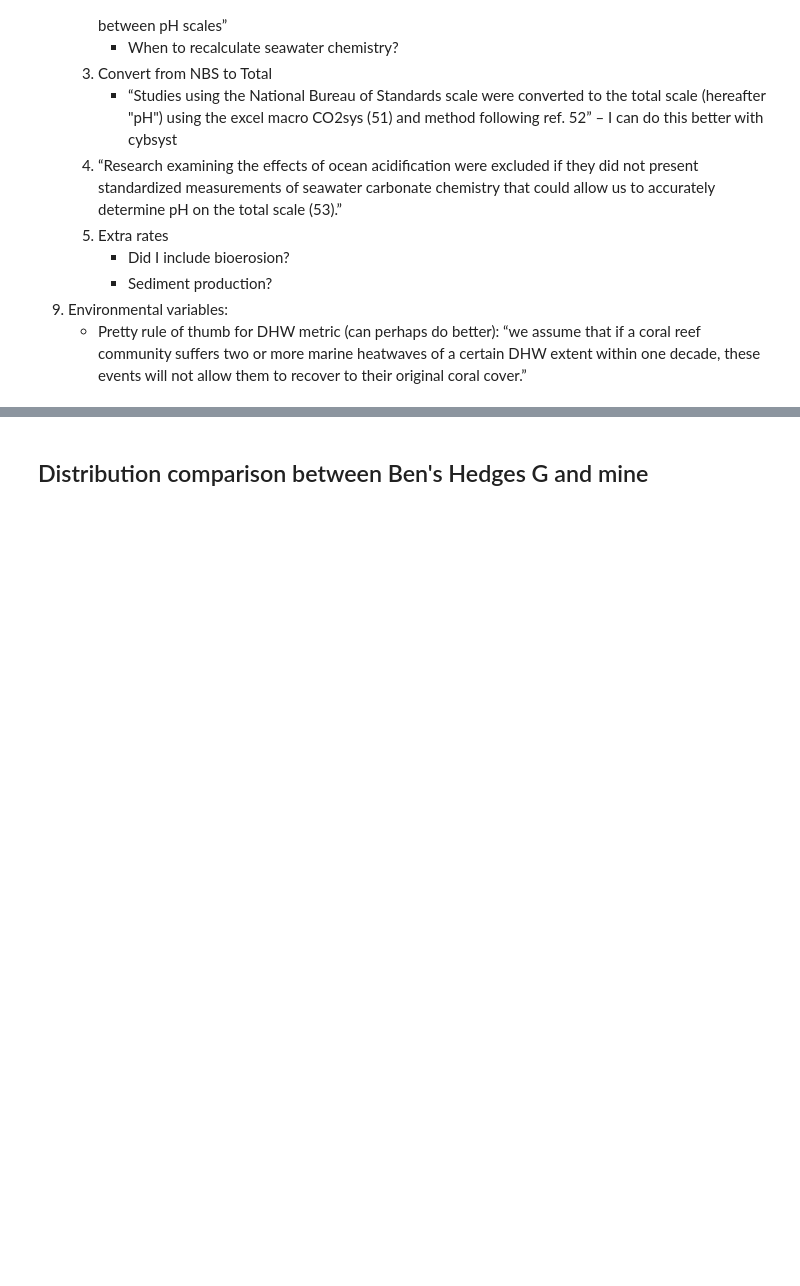
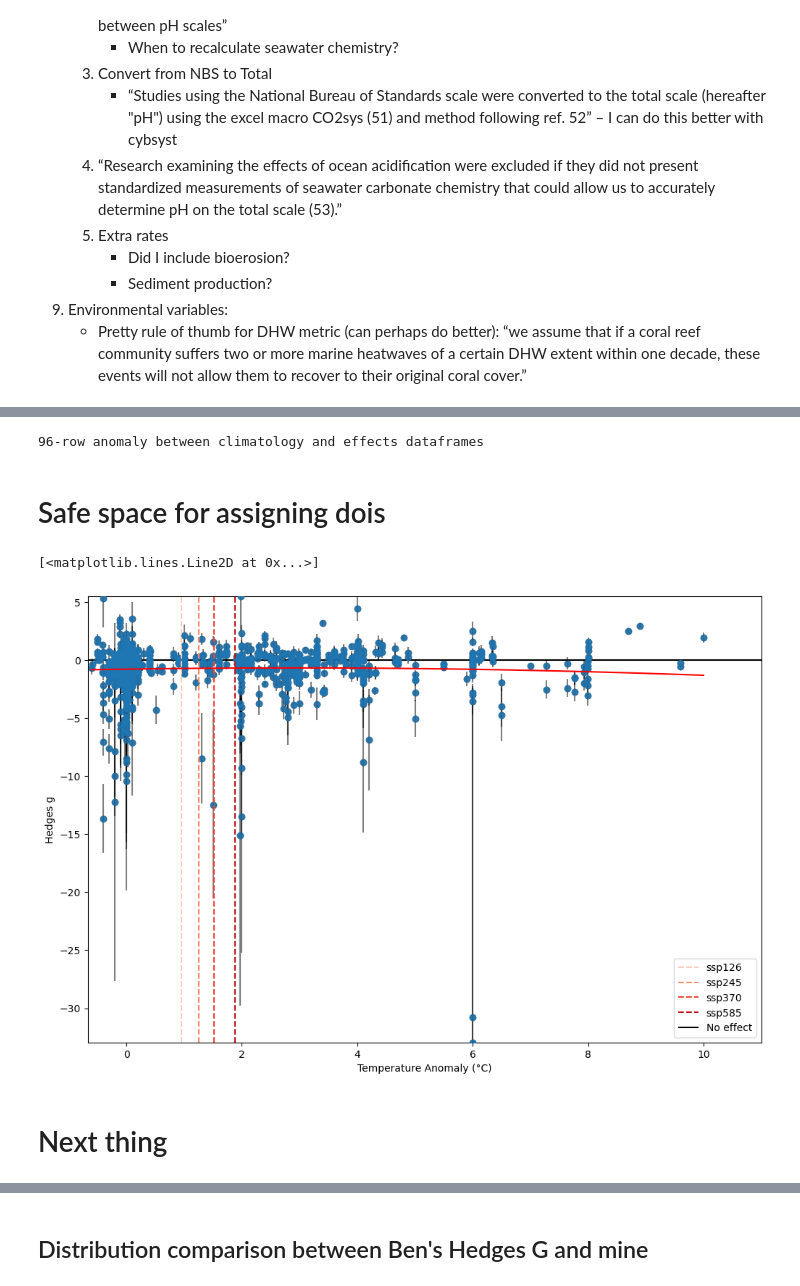
Before and after one commit to orlando-code/calc-rates, a Jupyter notebook: notebooks/initial.ipynb, the cells around one changed output, grey strips where cells are left out. Cells and saved outputs as stored; diff of their text form; code cells hidden in the pictures; blank space fills up the shorter version.

Commit message:
good bit of work combining locations, climatology, and effects dataframes

```diff
--- a/notebooks/initial.ipynb
+++ b/notebooks/initial.ipynb
@@ -52,3 +52,11 @@ import cartopy.feature as cfeature
 # custom
 from calcification import utils, plotting, config, analysis
 from cbsyst import helpers as cbh
+# %%
+# TODO: profile this and potentially refactor for speed
+effects_df = analysis.calculate_effect_sizes_end_to_end(
+    raw_data_fp=config.data_dir / 'Orlando_data.xlsx',
+    data_sheet_name='all_data',
+    climatology_data_fp=config.climatology_data_dir / 'site_locations_with_MMM_and_pH.csv',
+    selection_dict={'include': 'yes'},
+)
@@ -54,0 +146,4 @@ from cbsyst import helpers as cbh
+# %%
+effects_df_mi = effects_df.set_index(['doi', 'location', 'longitude', 'latitude'])
+effects_clim_df = effects_df_mi.join(merged_clim_df_mi, how='inner')
+effects_clim_df.head()
@@ -55,3 +159,52 @@ from cbsyst import helpers as cbh
+# %%
+# length of complete effects_df - number of rows not matching up with sst_df, multiplied by number of sst rows per effect row
+expected_num = (len(effects_df_mi) - len(set(effects_df_mi.index).difference(set(sst_df.index)))) * 12
+actual_num = len(effects_climatology_df)
+
+print(f"{expected_num-actual_num}-row anomaly between climatology and effects dataframes")
+# %% [output]
+96-row anomaly between climatology and effects dataframes
+# %% [markdown]
+# Safe space for assigning dois
+# %%
+# plot a scatter of hedges_g against dph
+fig, ax = plt.subplots(figsize=(12, 8))
+
+
+# add error bars
+ax.errorbar(effects_df['delta_t'], effects_df['hedges_g'], yerr=effects_df['hedges_g_var'], fmt='o', color='black', alpha=0.5)
+ax.scatter(effects_df['delta_t'], effects_df['hedges_g'], zorder=10, alpha=0.8)
+
+ax.set_ylim([min(effects_df['hedges_g']), max(effects_df['hedges_g'])])
+
+scenarios = effects_climatology_df.scenario.unique()
+colors = sns.color_palette("Reds", len(scenarios))
+
+for i, scenario in enumerate(scenarios):
+    scenario_df = effects_climatology_df[effects_climatology_df.scenario == scenario]
+    # plot a vertical line at the global average historic temperature
+    ax.vlines(x=scenario_df.mean_sst_20y_anomaly_ensemble.mean(), ymin=min(effects_df['hedges_g']), ymax=max(effects_df['hedges_g']), color=colors[i], linestyle='--', label=scenario, zorder=100)
+    # add shaded area corresponding to +- 1 standard deviation
+    # ax.fill_betweenx(y=[min(effects_df['hedges_g']), max(effects_df['hedges_g'])], x1=scenario_df.mean_sst_20y_anomaly_ensemble.mean() - scenario_df.mean_sst_20y_anomaly_ensemble.std(), x2=scenario_df.mean_sst_20y_anomaly_ensemble.mean() + scenario_df.mean_sst_20y_anomaly_ensemble.std(), color=colors[i], alpha=0.1, zorder=99)
+
+ax.hlines(y=0, xmin=min(effects_df['delta_t']*1.1), xmax=max(effects_df['delta_t'])*1.1, color='black', linestyle='-', label='No effect')
+ax.set_xlabel('Temperature Anomaly (°C)')
+ax.set_ylabel('Hedges g')
+ax.set_xlim([min(effects_df['delta_t']*1.1), max(effects_df['delta_t'])*1.1])
+ax.legend(loc="lower right")
+
+# plot a second-order polynomial fit
+# remove nans
+effects_df = effects_df[effects_df['delta_t'].notna()]
+z = np.polyfit(effects_df['delta_t'], effects_df['hedges_g'], 2)
+xp = np.linspace(min(effects_df['delta_t']), max(effects_df['delta_t']), 100)
+p = np.polyval(z, xp)
+ax.plot(xp, p, color='red', label='2nd order polynomial fit', zorder=101)
+# %% [output]
+[<matplotlib.lines.Line2D at 0x...>]
+[figure, added]
+# %% [markdown]
+# Next thing
 # %%
 ### load most recent all_data
 
```
Also changed, not shown: parts of 24 cells of this notebook.
